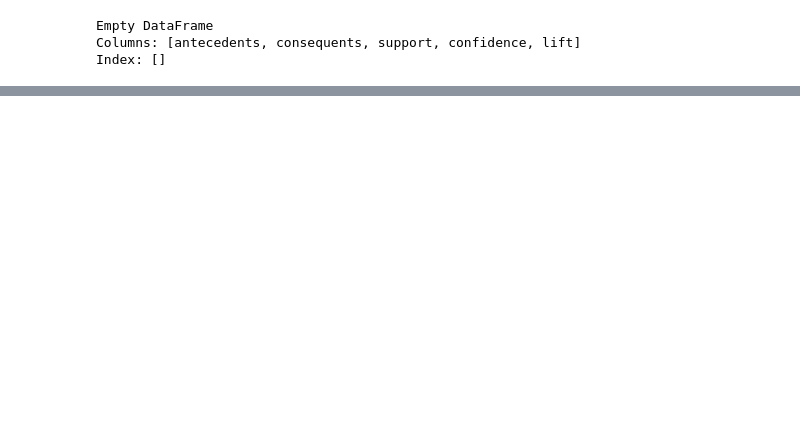
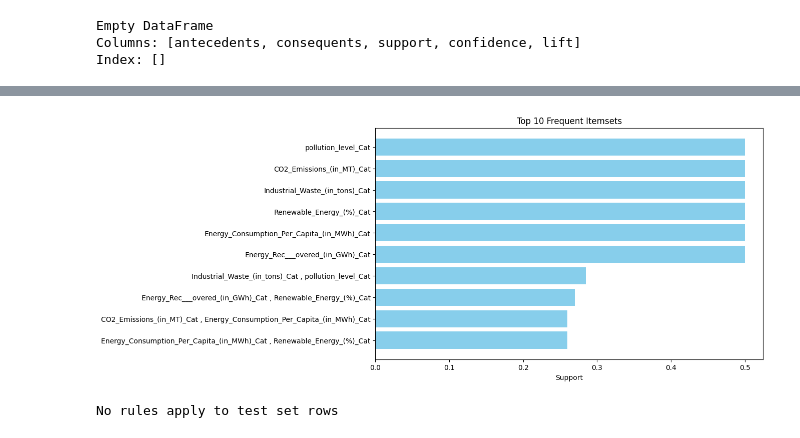
Before and after one commit to Ansh1803/ML, a Jupyter notebook: GPA,apriori.ipynb, the cells around one changed output, grey strips where cells are left out. Saved outputs shown, nothing was run; the diff lists cells and outputs as text; code cells hidden in the pictures; blank space fills up the shorter version.

```diff
--- a/GPA,apriori.ipynb
+++ b/GPA,apriori.ipynb
@@ -5,5 +6,5 @@ from mlxtend.frequent_patterns import apriori, association_rules
 # %%
-data=pd.read_csv("/content/Global_Pollution_Analysis.csv")
+data=pd.read_csv("D:\ML\ML Assignment\Global_Pollution_Analysis.csv")
 df=pd.DataFrame(data)
 print(df.head())
 # %% [output]
@@ -148,0 +228,47 @@ KeyError: 'consequents'
+# %%
+import matplotlib.pyplot as plt
+
+# Take top 10 frequent itemsets
+top_itemsets = frequent_itemsets.sort_values(by='support', ascending=False).head(10)
+
+plt.figure(figsize=(10,6))
+plt.barh(range(len(top_itemsets)), top_itemsets['support'], color='skyblue')
+plt.yticks(range(len(top_itemsets)), [' , '.join(list(x)) for x in top_itemsets['itemsets']])
+plt.xlabel('Support')
+plt.title('Top 10 Frequent Itemsets')
+plt.gca().invert_yaxis()  # highest at top
+plt.show()
+# %% [output]
+[figure, added]
+# %%
+from mlxtend.frequent_patterns import apriori, association_rules
+
+# Step 1: Split into train/test (optional)
+from sklearn.model_selection import train_test_split
+train_df, test_df = train_test_split(encoded_df, test_size=0.2, random_state=42)
+
+# Step 2: Mine rules on training data
+frequent_itemsets = apriori(train_df, min_support=0.1, use_colnames=True)
+rules = association_rules(frequent_itemsets, metric='lift', min_threshold=1.0)
+
+# Step 3: Filter rules for your target
+target = 'Energy_Rec___overed_(in_GWh)_Cat=1'
+rules_target = rules[rules['consequents'].apply(lambda x: target in x)]
+
+# Step 4: Evaluate on test data (pseudo-accuracy)
+correct = 0
+applied = 0
+for idx, row in test_df.iterrows():
+    for _, r in rules_target.iterrows():
+        if all(row[a.replace('=1','').replace('_',' ')] for a in r['antecedents']):
+            applied += 1
+            if row[target.replace('_',' ')]:
+                correct += 1
+
+if applied > 0:
+    pseudo_accuracy = correct / applied
+    print("Pseudo-accuracy of rules on test set:", pseudo_accuracy)
+else:
+    print("No rules apply to test set rows")
+# %% [output]
+No rules apply to test set rows
```
Also changed, not shown: parts of 9 cells of this notebook.
